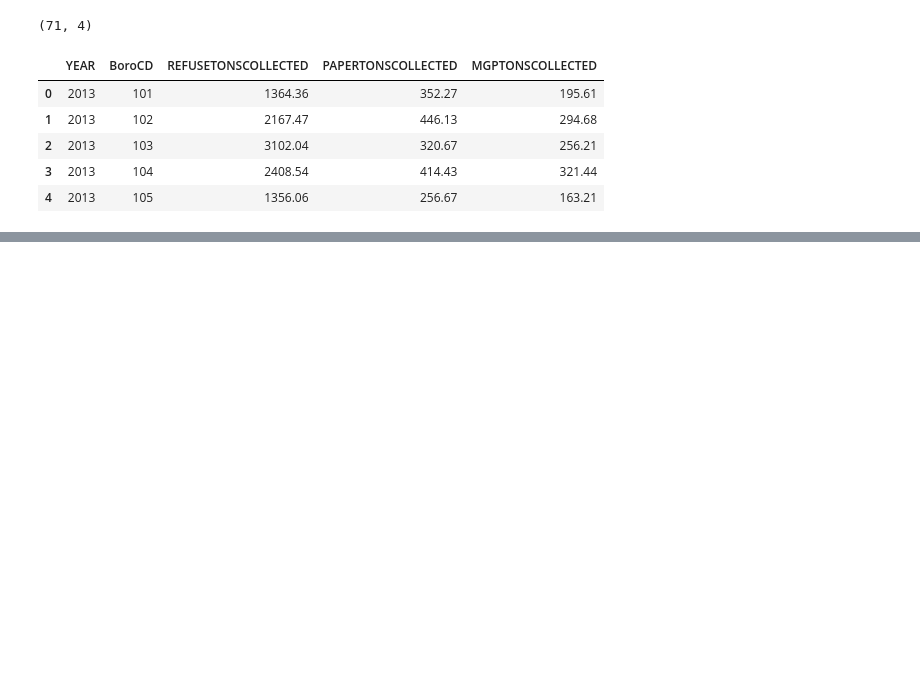
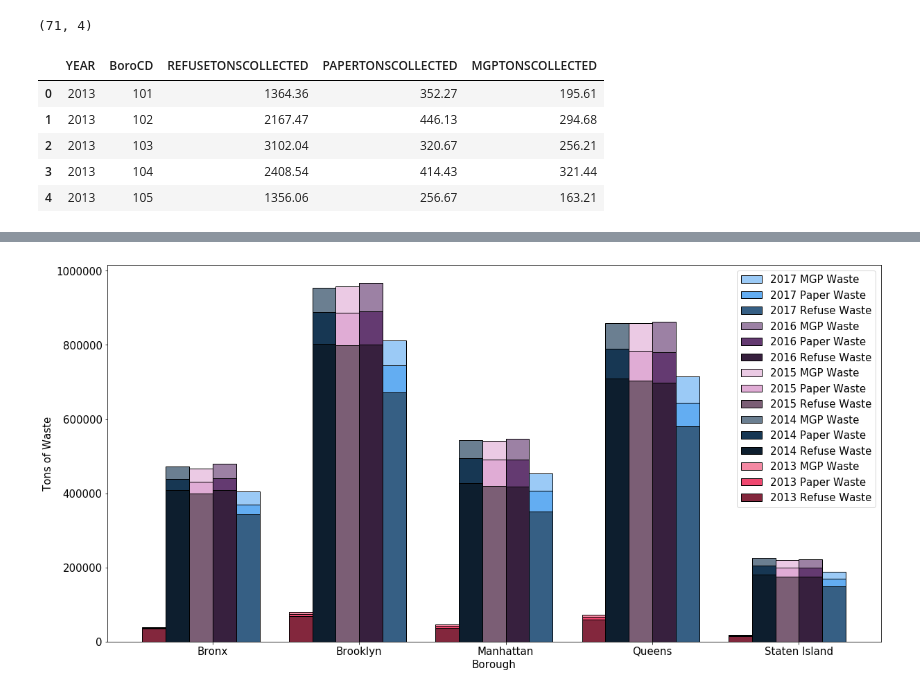
Before and after one commit to qiuyliu/PUI2017_uc288, a Jupyter notebook: HW8_uc288/HW8_uc288.ipynb, the cells around one changed output, grey strips where cells are left out. Drawn from its saved outputs; the diff is of its cells as text; code cells hidden in the pictures; blank space fills up the shorter version.

```diff
--- a/HW8_uc288/HW8_uc288.ipynb
+++ b/HW8_uc288/HW8_uc288.ipynb
@@ -177,0 +169,2 @@ ax1.set_title('Refuse Tons')
+# %%
+df_yearly = df.groupby(['YEAR', 'BOROUGH'])[['REFUSETONSCOLLECTED', 'PAPERTONSCOLLECTED', 'MGPTONSCOLLECTED']].sum().reset_index()
@@ -177,0 +180,43 @@ ax1.set_title('Refuse Tons')
+# %%
+colors1 = ['#EF476F', '#173753', '#E0ACD5', '#643A71', '#63ADF2']
+colors2 = ['#83273D', '#0D1E2E', '#7B5E75', '#37203E', '#365F84']
+colors3 = ['#F489A3', '#6B7F91', '#EBCAE4', '#9C81A4', '#9BCAF6']
+# %%
+fig = pl.figure(figsize=(20,10))
+ax = fig.add_subplot(111)
+
+space = 0.2
+
+conditions = np.unique(df_yearly.iloc[:,0])
+categories = np.unique(df_yearly.iloc[:,1])
+
+n = len(conditions)
+
+width = (1 - space) / (len(conditions))
+indeces = range(1, len(categories)+1)
+
+for i,cond in enumerate(conditions):
+    refuse = df_yearly[df_yearly.iloc[:,0] == cond].iloc[:,2].astype(np.float)
+    paper = df_yearly[df_yearly.iloc[:,0] == cond].iloc[:,3].astype(np.float)
+    mgp = df_yearly[df_yearly.iloc[:,0] == cond].iloc[:,4].astype(np.float)
+    pos = [j - (1 - space) / 2. + i * width for j in indeces]
+
+    ax.bar(pos, refuse, width=width, label=cond+' Refuse Waste',
+           color=colors2[i], edgecolor='black')
+    ax.bar(pos, paper, width=width, label=cond+' Paper Waste',
+           color=colors1[i], edgecolor='black', bottom=refuse)
+    ax.bar(pos, mgp, width=width, label=cond+' MGP Waste',
+           color=colors3[i], edgecolor='black', bottom=np.array(refuse)+np.array(paper))
+
+# Set the x-axis tick labels to be equal to the categories
+ax.set_xticks(indeces)
+ax.set_xticklabels(categories)
+# plt.setp(plt.xticks()[1], rotation=90)
+
+ax.set_ylabel("Tons of Waste")
+ax.set_xlabel("Borough")
+
+handles, labels = ax.get_legend_handles_labels()
+ax.legend(handles[::-1], labels[::-1], loc='upper right');
+# %% [output]
+[figure, added]
```
Also changed, not shown: parts of 11 cells of this notebook, 3 other files.
